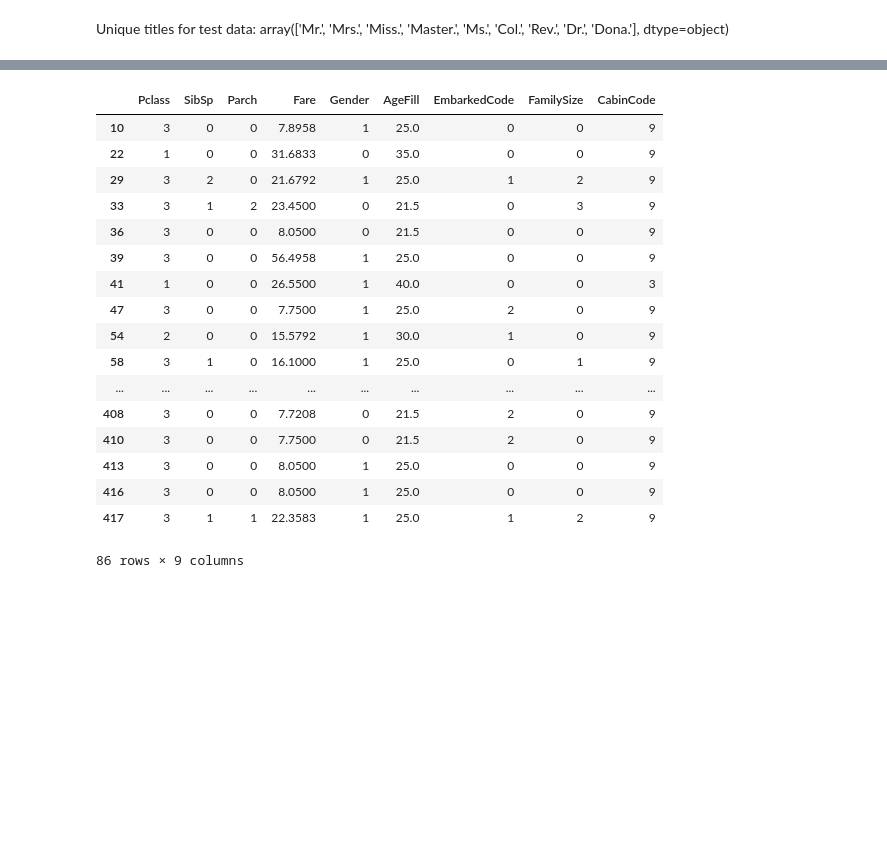
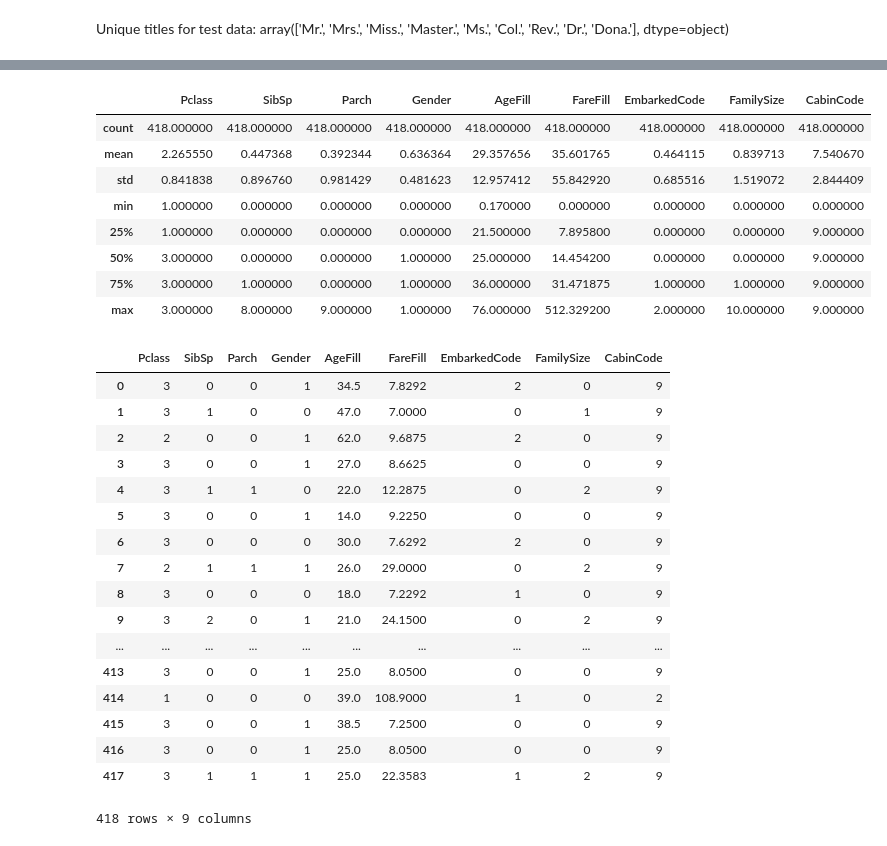
Before and after one commit to cchen23/Titanic, a Jupyter notebook: Experiments.ipynb, the cells around one changed output, grey strips where cells are left out. Drawn from its saved outputs; the diff is of its cells as text; code cells hidden in the pictures; blank space fills up the shorter version.

```diff
--- a/Experiments.ipynb
+++ b/Experiments.ipynb
@@ -197,27 +189,40 @@ test_df.Title.unique()
 # %%
 test_df.NameCode = test_df.Name.map(mapTitle);
 # %%
-test_df = test_df.drop(['Name', 'Title', 'Sex', 'Ticket', 'Cabin', 'Embarked', 'Age', 'PassengerId'], axis=1)
-test_df = test_df.dropna()
-test_df
+ids = test_df['PassengerId'].values
+test_df = test_df.drop(['Name', 'Title', 'Sex', 'Ticket', 'Cabin', 'Embarked', 'Age', 'PassengerId', 'Fare'], axis=1)
+test_df.describe()
 # %% [output]
-|  | Pclass | SibSp | Parch | Fare | Gender | AgeFill | EmbarkedCode | FamilySize | CabinCode |
-| 10 | 3 | 0 | 0 | 7.8958 | 1 | 25.0 | 0 | 0 | 9 |
-| 22 | 1 | 0 | 0 | 31.6833 | 0 | 35.0 | 0 | 0 | 9 |
-| 29 | 3 | 2 | 0 | 21.6792 | 1 | 25.0 | 1 | 2 | 9 |
-| 33 | 3 | 1 | 2 | 23.4500 | 0 | 21.5 | 0 | 3 | 9 |
-| 36 | 3 | 0 | 0 | 8.0500 | 0 | 21.5 | 0 | 0 | 9 |
-| 39 | 3 | 0 | 0 | 56.4958 | 1 | 25.0 | 0 | 0 | 9 |
-| 41 | 1 | 0 | 0 | 26.5500 | 1 | 40.0 | 0 | 0 | 3 |
-| 47 | 3 | 0 | 0 | 7.7500 | 1 | 25.0 | 2 | 0 | 9 |
-| 54 | 2 | 0 | 0 | 15.5792 | 1 | 30.0 | 1 | 0 | 9 |
-| 58 | 3 | 1 | 0 | 16.1000 | 1 | 25.0 | 0 | 1 | 9 |
-| ... | ... | ... | ... | ... | ... | ... | ... | ... | ... |
-| 408 | 3 | 0 | 0 | 7.7208 | 0 | 21.5 | 2 | 0 | 9 |
-| 410 | 3 | 0 | 0 | 7.7500 | 0 | 21.5 | 2 | 0 | 9 |
-| 413 | 3 | 0 | 0 | 8.0500 | 1 | 25.0 | 0 | 0 | 9 |
-| 416 | 3 | 0 | 0 | 8.0500 | 1 | 25.0 | 0 | 0 | 9 |
-| 417 | 3 | 1 | 1 | 22.3583 | 1 | 25.0 | 1 | 2 | 9 |
+|  | Pclass | SibSp | Parch | Gender | AgeFill | FareFill | EmbarkedCode | FamilySize | CabinCode |
+| count | 418.000000 | 418.000000 | 418.000000 | 418.000000 | 418.000000 | 418.000000 | 418.000000 | 418.000000 | 418.000000 |
+| mean | 2.265550 | 0.447368 | 0.392344 | 0.636364 | 29.357656 | 35.601765 | 0.464115 | 0.839713 | 7.540670 |
+| std | 0.841838 | 0.896760 | 0.981429 | 0.481623 | 12.957412 | 55.842920 | 0.685516 | 1.519072 | 2.844409 |
+| min | 1.000000 | 0.000000 | 0.000000 | 0.000000 | 0.170000 | 0.000000 | 0.000000 | 0.000000 | 0.000000 |
+| 25% | 1.000000 | 0.000000 | 0.000000 | 0.000000 | 21.500000 | 7.895800 | 0.000000 | 0.000000 | 9.000000 |
+| 50% | 3.000000 | 0.000000 | 0.000000 | 1.000000 | 25.000000 | 14.454200 | 0.000000 | 0.000000 | 9.000000 |
+| 75% | 3.000000 | 1.000000 | 0.000000 | 1.000000 | 36.000000 | 31.471875 | 1.000000 | 1.000000 | 9.000000 |
+| max | 3.000000 | 8.000000 | 9.000000 | 1.000000 | 76.000000 | 512.329200 | 2.000000 | 10.000000 | 9.000000 |
-86 rows × 9 columns
+# %%
+test_df = test_df.dropna()
+test_df
+# %% [output]
+|  | Pclass | SibSp | Parch | Gender | AgeFill | FareFill | EmbarkedCode | FamilySize | CabinCode |
+| 0 | 3 | 0 | 0 | 1 | 34.5 | 7.8292 | 2 | 0 | 9 |
+| 1 | 3 | 1 | 0 | 0 | 47.0 | 7.0000 | 0 | 1 | 9 |
+| 2 | 2 | 0 | 0 | 1 | 62.0 | 9.6875 | 2 | 0 | 9 |
+| 3 | 3 | 0 | 0 | 1 | 27.0 | 8.6625 | 0 | 0 | 9 |
+| 4 | 3 | 1 | 1 | 0 | 22.0 | 12.2875 | 0 | 2 | 9 |
+| 5 | 3 | 0 | 0 | 1 | 14.0 | 9.2250 | 0 | 0 | 9 |
+| 6 | 3 | 0 | 0 | 0 | 30.0 | 7.6292 | 2 | 0 | 9 |
+| 7 | 2 | 1 | 1 | 1 | 26.0 | 29.0000 | 0 | 2 | 9 |
+| 8 | 3 | 0 | 0 | 0 | 18.0 | 7.2292 | 1 | 0 | 9 |
+| 9 | 3 | 2 | 0 | 1 | 21.0 | 24.1500 | 0 | 2 | 9 |
+| ... | ... | ... | ... | ... | ... | ... | ... | ... | ... |
+| 413 | 3 | 0 | 0 | 1 | 25.0 | 8.0500 | 0 | 0 | 9 |
+| 414 | 1 | 0 | 0 | 0 | 39.0 | 108.9000 | 1 | 0 | 2 |
+| 415 | 3 | 0 | 0 | 1 | 38.5 | 7.2500 | 0 | 0 | 9 |
+| 416 | 3 | 0 | 0 | 1 | 25.0 | 8.0500 | 0 | 0 | 9 |
+| 417 | 3 | 1 | 1 | 1 | 25.0 | 22.3583 | 1 | 2 | 9 |
+418 rows × 9 columns
 # %%
 test_data = test_df.values
```
Also changed, not shown: parts of 21 cells of this notebook.
